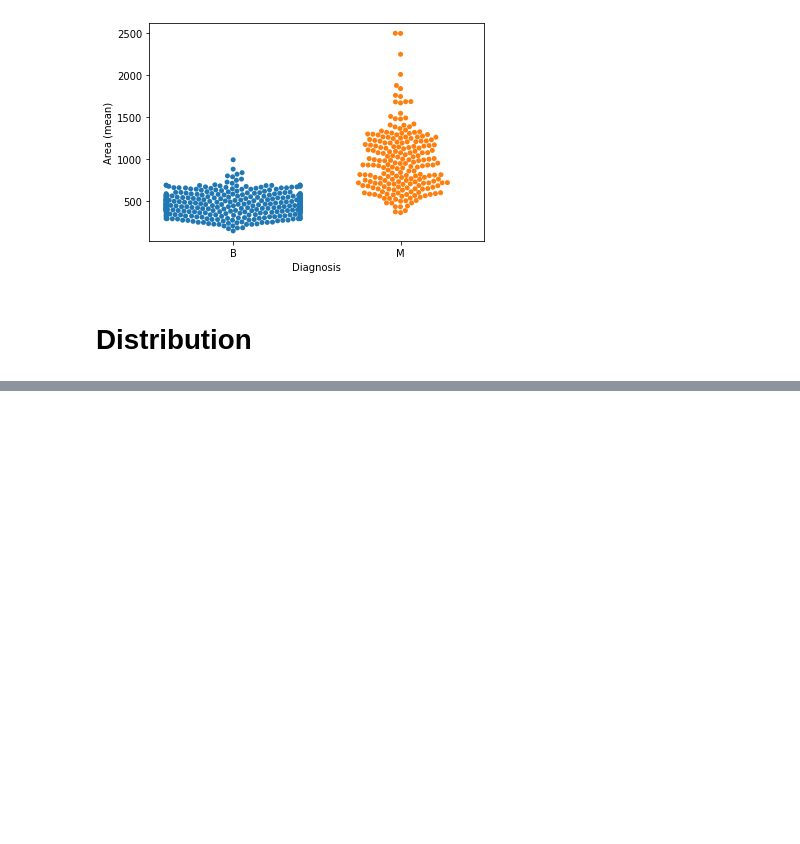
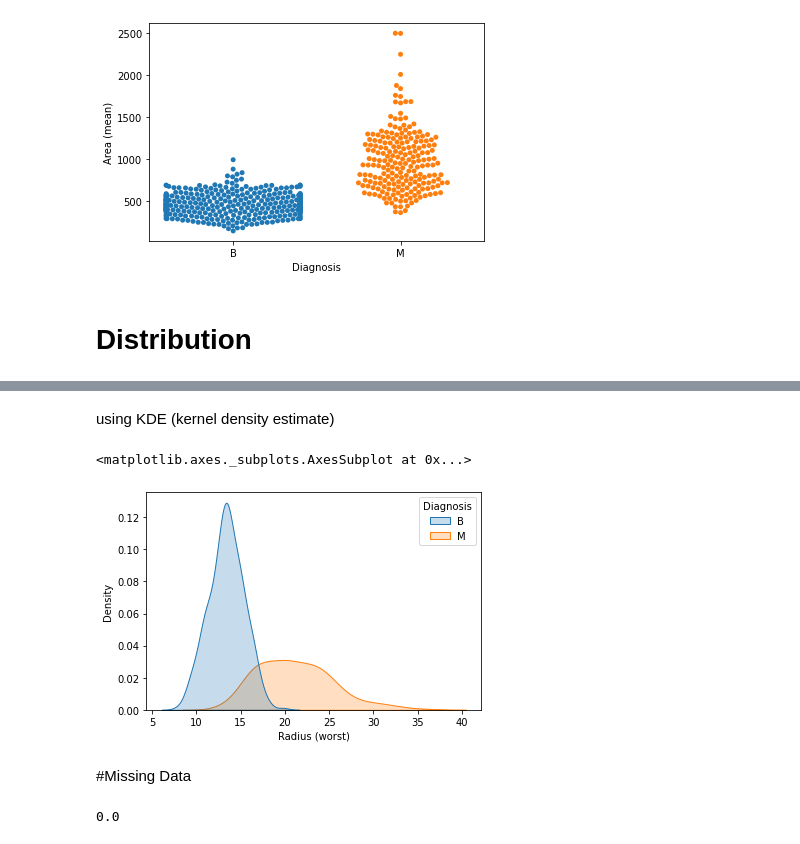
Before and after one commit to notyourfriends/Kaggle, a Jupyter notebook: Untitled0.ipynb, the cells around one changed output, grey strips where cells are left out. Drawn from its saved outputs; the diff is of its cells as text; code cells hidden in the pictures; blank space fills up the shorter version.

```diff
--- a/Untitled0.ipynb
+++ b/Untitled0.ipynb
@@ -77,0 +71,9 @@ sns.swarmplot(x=cancer_data['Diagnosis'], y=cancer_data['Area (mean)'])
+# %% [markdown]
+using KDE (kernel density estimate)
+# %%
+sns.kdeplot(data=cancer_data, x='Radius (worst)', hue='Diagnosis', shade=True)
+# %% [output]
+<matplotlib.axes._subplots.AxesSubplot at 0x...>
+[figure, added]
+# %% [markdown]
+#Missing Data
@@ -77,0 +94,4 @@ sns.swarmplot(x=cancer_data['Diagnosis'], y=cancer_data['Area (mean)'])
+# %%
+percent_missing
+# %% [output]
+0.0
```
Also changed, not shown: parts of 8 cells of this notebook.
